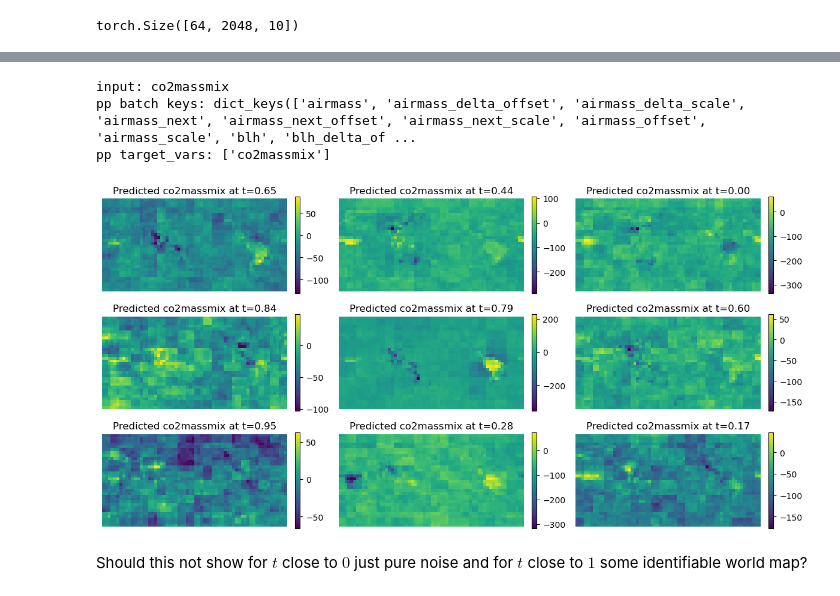
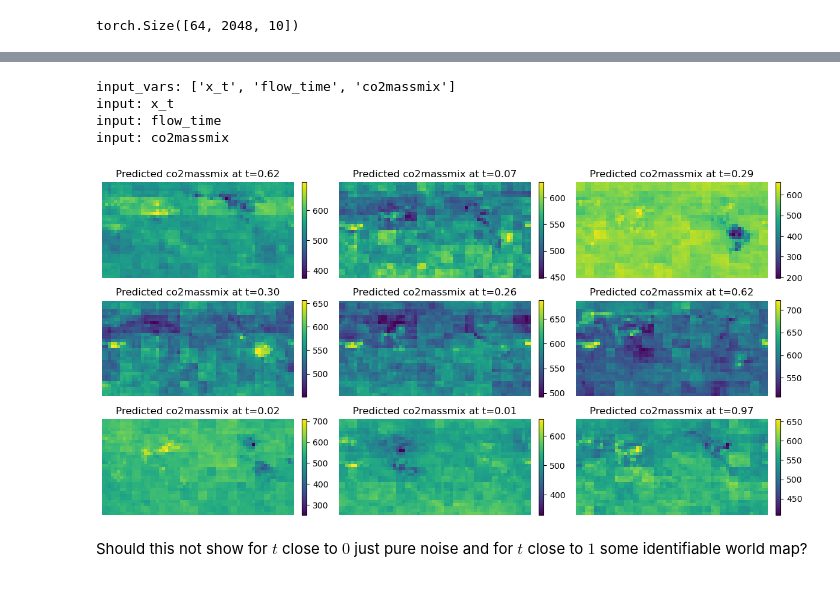
Before and after one commit to vitusbenson/neural_transport, a Jupyter notebook: neural_transport/flowmatching_dev/testScript.ipynb, the cells around one changed output, grey strips where cells are left out. Saved outputs shown, nothing was run; the diff lists cells and outputs as text; code cells hidden in the pictures.

Commit message:
FlowMatching class ready to integrate into neural_transport?

```diff
--- a/neural_transport/flowmatching_dev/testScript.ipynb
+++ b/neural_transport/flowmatching_dev/testScript.ipynb
@@ -851,35 +889,46 @@ path_sample = path.sample(
             x_1=x_1_normalized
         )
 # %%
+t_expanded = t[:, None, None].expand(x_1.shape[0], x_1.shape[1], 1)
+
 batch_pred = batch.copy()
-batch_pred[self.model.target_vars[0]] = path_sample.x_t + x_0
+batch_pred["flow_time"] = t_expanded
+batch_pred["flow_time_offset"] = torch.zeros_like(t_expanded)
+batch_pred["flow_time_scale"] = torch.ones_like(t_expanded)
+
+batch_pred["x_t"] = path_sample.x_t + x_0
+batch_pred["x_t_offset"] = torch.zeros_like(batch_pred["x_t"])
+batch_pred["x_t_scale"] = batch_pred["x_t"].std(dim=(1, 2), keepdim=True)
 
 preds = self.model(batch_pred)
 # %% [output]
+input_vars: ['x_t', 'flow_time', 'co2massmix']
+input: x_t
+input: flow_time
 input: co2massmix
-pp batch keys: dict_keys(['airmass', 'airmass_delta_offset', 'airmass_delta_scale', 'airmass_next', 'airmass_next_offset', 'airmass_next_scale', 'airmass_offset', 'airmass_scale', 'blh', 'blh_delta_of ...
-pp target_vars: ['co2massmix']
 # %%
 var = self.model.target_vars[0]
 x_pred = preds[var]
 # %%
-choose = [4, 7, 11, 38, 32, 39, 50, 55, 56]
+choose = [i*10 for i in range((x_0.shape[0]+10)//10)]
+min_max = [np.argmin(t).item(), np.argmax(t).item()]
+choose += min_max
 
 fig, axes = plt.subplots(3, 3, figsize=(12, 6))
 
 for i in range(3):
     for j in range(3):
         ax = axes[i,j]
         batch_index = choose[j + i*3]
         im = ax.imshow(x_pred[batch_index,:,0].reshape(32, 64).detach().numpy()[::-1])
         ax.set_title(f"Predicted {var} at t={t[batch_index].item():.2f}")
         ax.axis('off')
         fig.colorbar(im, ax=ax, orientation='vertical', fraction=0.046, pad=0.04)
 
 plt.tight_layout()
 plt.show()
 # %% [output]
-[figure, old version]
+[figure, new version]
 # %% [markdown]
 Should this not show for $t$ close to $0$ just pure noise and for $t$ close to $1$ some identifiable world map?
 # %%
```
Also changed, not shown: parts of 16 cells of this notebook, 1 other file.
